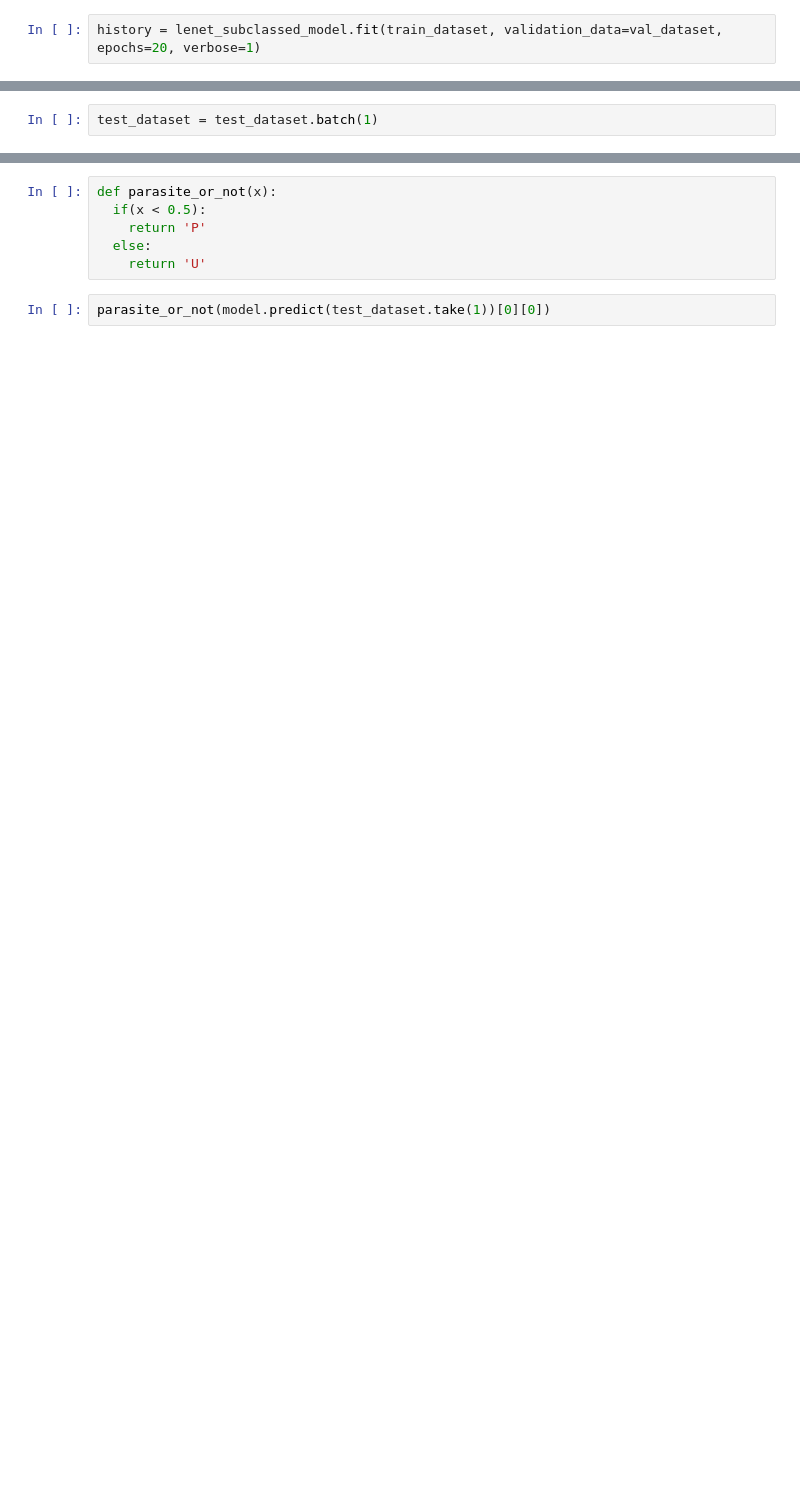
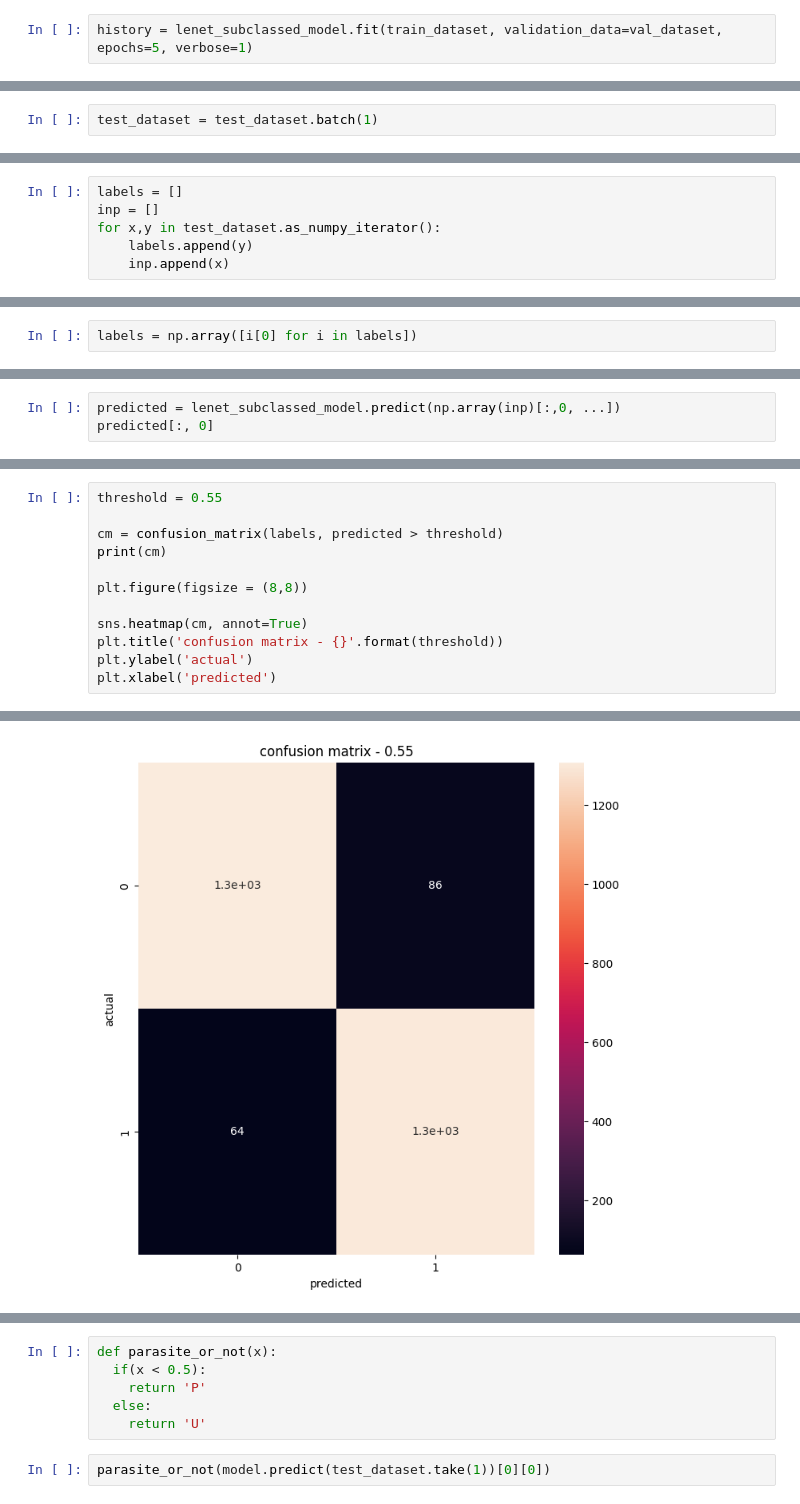
Before and after one commit to Tawheed-tariq/Machine-learning-course, a Jupyter notebook: simple projects/malaria diagnosis/malaria_diagnosis.ipynb, the cells around one changed output, grey strips where cells are left out. Saved outputs shown, nothing was run; the diff lists cells and outputs as text; blank space fills up the shorter version.

```diff
--- a/simple projects/malaria diagnosis/malaria_diagnosis.ipynb
+++ b/simple projects/malaria diagnosis/malaria_diagnosis.ipynb
@@ -349,4 +353,4 @@ lenet_subclassed_model.compile(
 )
 # %%
-history = lenet_subclassed_model.fit(train_dataset, validation_data=val_dataset, epochs=20, verbose=1)
+history = lenet_subclassed_model.fit(train_dataset, validation_data=val_dataset, epochs=5, verbose=1)
 # %% [output]
@@ -388,0 +423,6 @@ model.predict(test_dataset.take(1))[0][0]
+# %%
+labels = []
+inp = []
+for x,y in test_dataset.as_numpy_iterator():
+    labels.append(y)
+    inp.append(x)
@@ -388,0 +435,2 @@ model.predict(test_dataset.take(1))[0][0]
+# %%
+labels = np.array([i[0] for i in labels])
@@ -388,0 +441,3 @@ model.predict(test_dataset.take(1))[0][0]
+# %%
+predicted = lenet_subclassed_model.predict(np.array(inp)[:,0, ...])
+predicted[:, 0]
@@ -388,0 +448,13 @@ model.predict(test_dataset.take(1))[0][0]
+# %%
+threshold = 0.55
+
+cm = confusion_matrix(labels, predicted > threshold)
+print(cm)
+
+plt.figure(figsize = (8,8))
+
+sns.heatmap(cm, annot=True)
+plt.title('confusion matrix - {}'.format(threshold))
+plt.ylabel('actual')
+plt.xlabel('predicted')
+# %% [output]
@@ -388,0 +464 @@ model.predict(test_dataset.take(1))[0][0]
+[figure, added]
```
Also changed, not shown: parts of 29 cells of this notebook.
